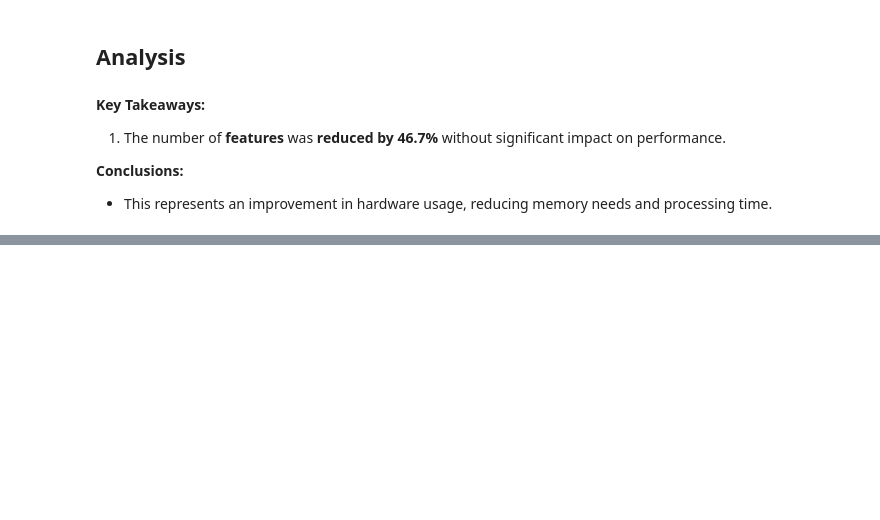
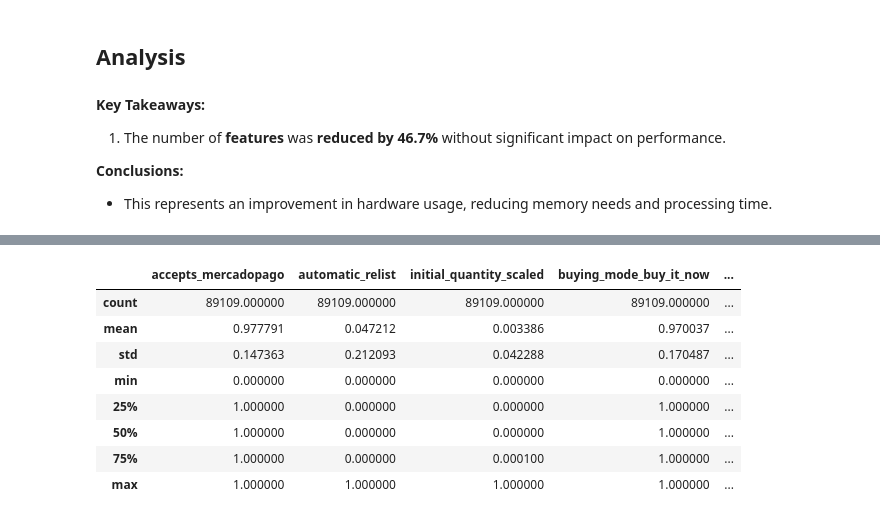
Before and after one commit to MLsound/mercadolibre-new-used-prediction, a Jupyter notebook: Model_Design.ipynb, the cells around one changed output, grey strips where cells are left out. Cells and saved outputs as stored; diff of their text form; code cells hidden in the pictures; blank space fills up the shorter version.

```diff
--- a/Model_Design.ipynb
+++ b/Model_Design.ipynb
@@ -486,0 +556,6 @@ Name: 1, dtype: object
+# %%
+X_train.drop(columns=['price_scaled'], inplace=True)
+X_test.drop(columns=['price_scaled'], inplace=True)
+# %%
+X_train.drop(columns=['is_USD'], inplace=True)
+X_test.drop(columns=['is_USD'], inplace=True)
@@ -486,0 +606,9 @@ Name: 1, dtype: object
+# %%
+# Initialize the Logistic Regression model
+model = LogisticRegression(random_state=42)
+history.at[index, 'model'] = model.__class__.__name__ # for logging
+# %%
+# Train the model using the scaled training data
+print("Training the Logistic Regression model...")
+model.fit(X_train, y_train)
+print("Model training complete.")
@@ -486,0 +668,12 @@ Name: 1, dtype: object
+# %%
+X_train.describe()
+# %% [output]
+|  | accepts_mercadopago | automatic_relist | initial_quantity_scaled | buying_mode_buy_it_now | ... |
+| count | 89109.000000 | 89109.000000 | 89109.000000 | 89109.000000 | ... |
+| mean | 0.977791 | 0.047212 | 0.003386 | 0.970037 | ... |
+| std | 0.147363 | 0.212093 | 0.042288 | 0.170487 | ... |
+| min | 0.000000 | 0.000000 | 0.000000 | 0.000000 | ... |
+| 25% | 1.000000 | 0.000000 | 0.000000 | 1.000000 | ... |
+| 50% | 1.000000 | 0.000000 | 0.000000 | 1.000000 | ... |
+| 75% | 1.000000 | 0.000000 | 0.000100 | 1.000000 | ... |
+| max | 1.000000 | 1.000000 | 1.000000 | 1.000000 | ... |
```
Also changed, not shown: parts of 32 cells of this notebook, 3 other files.
